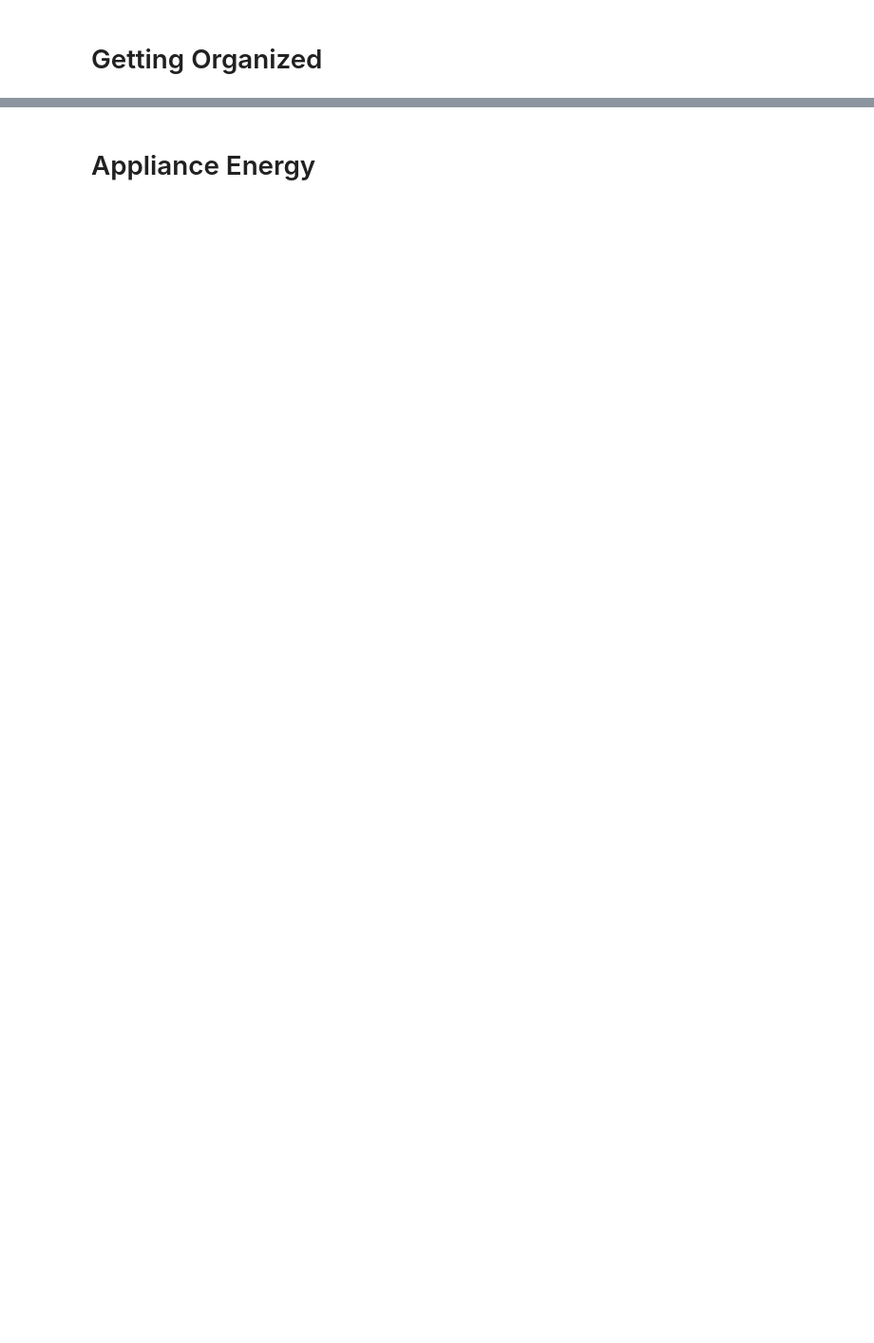
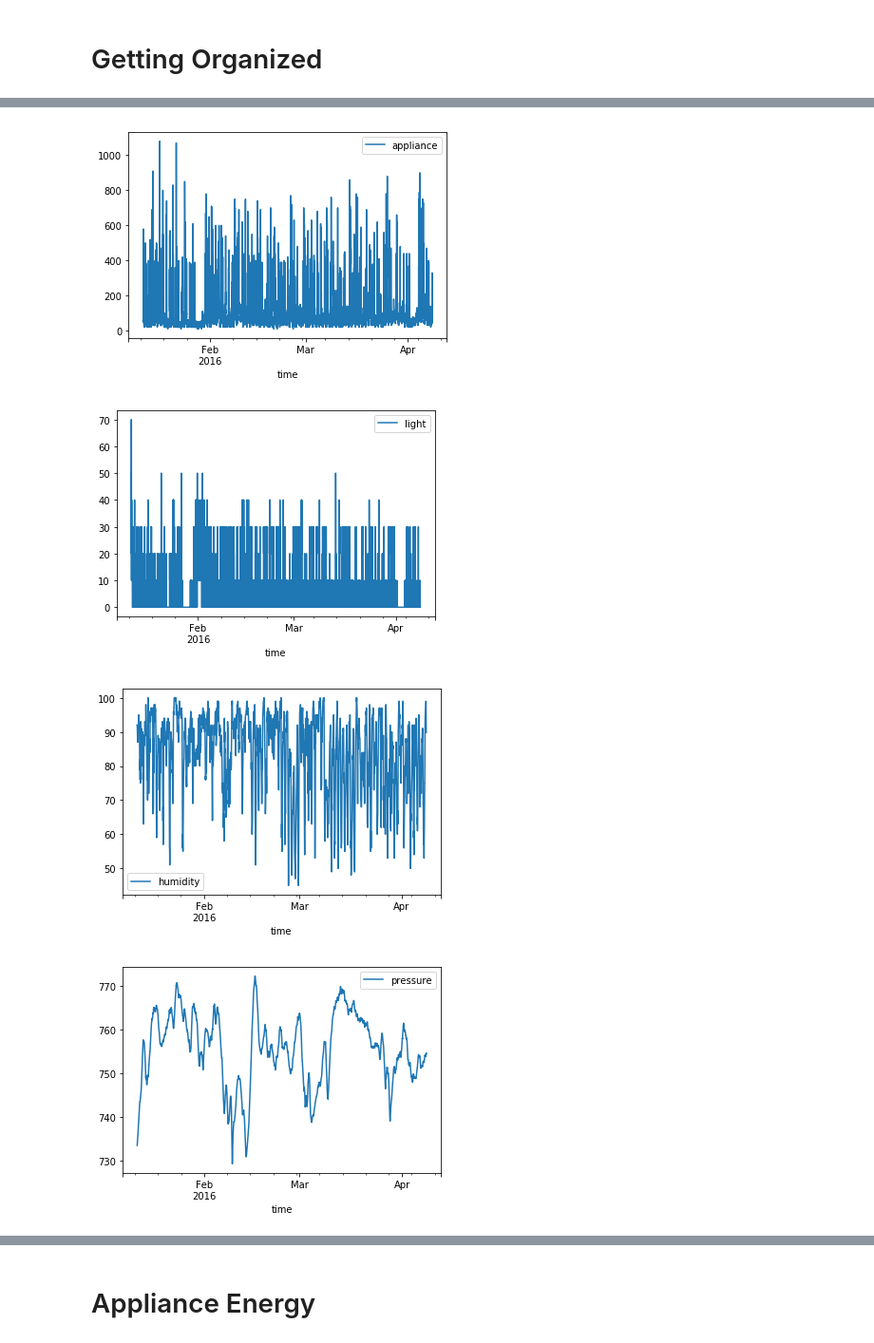
Before and after one commit to npendicott/energy-exploration, a Jupyter notebook: 2_using_lib.ipynb, the cells around one changed output, grey strips where cells are left out. Shown at 95% size. Cells and saved outputs as stored; diff of their text form; code cells hidden in the pictures; blank space fills up the shorter version.

```diff
--- a/2_using_lib.ipynb
+++ b/2_using_lib.ipynb
@@ -82,0 +83,23 @@ plt.show()
+# %%
+%matplotlib inline
+ignore = ['sourceid_x', 'sourceid_y']
+cat = [
+    'light',
+    'light_cleaned',
+    'light_on',
+    'visibility',
+    'day_of_week_class',
+    'weekend_weekday_class'
+]
+for series in sample.base:
+
+    if series not in ignore:
+        #print(series)
+        sample.base.plot(kind='line', x=sample.base.index, y=series)
+
+plt.show()
+# %% [output]
+[figure, added]
+[figure, added]
+[figure, added]
+[figure, added]
```
Also changed, not shown: parts of 66 cells of this notebook, 1 other file.
